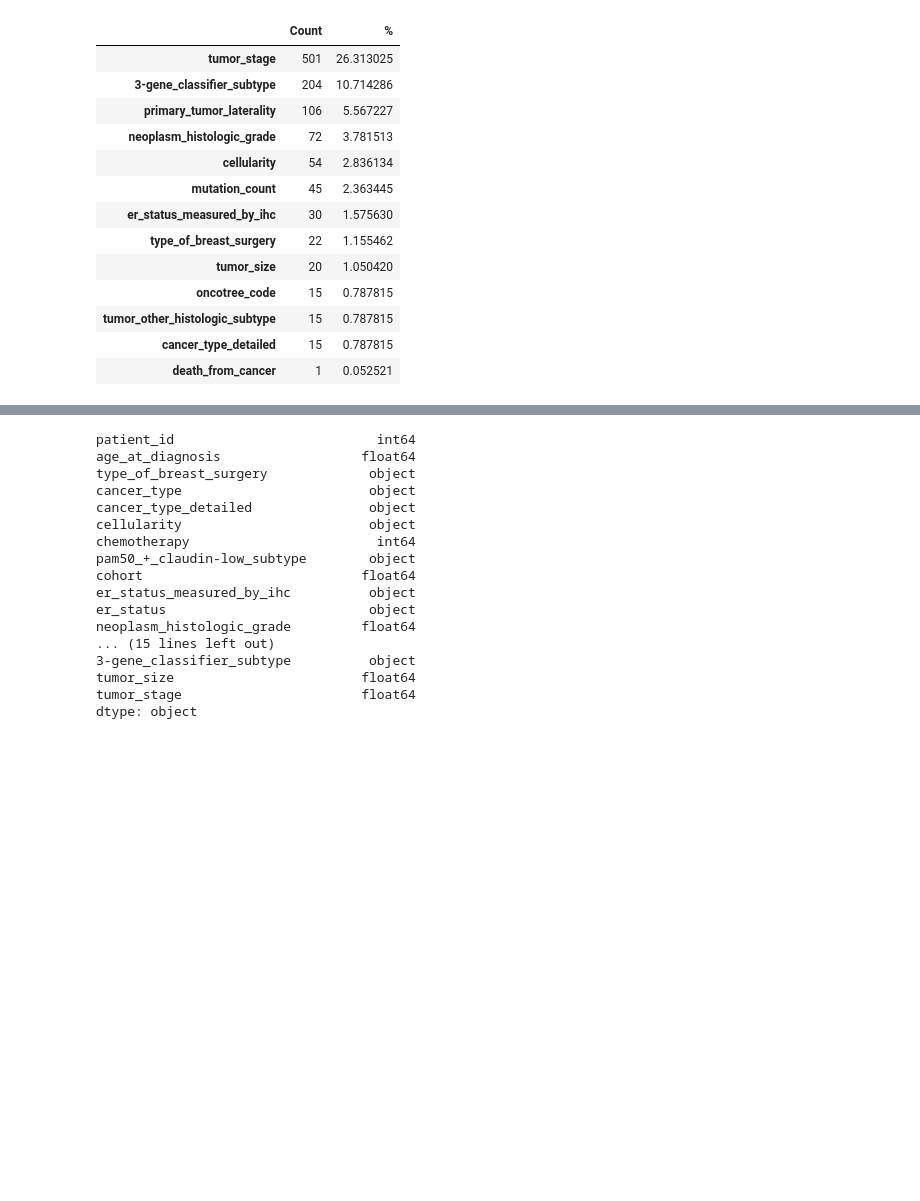
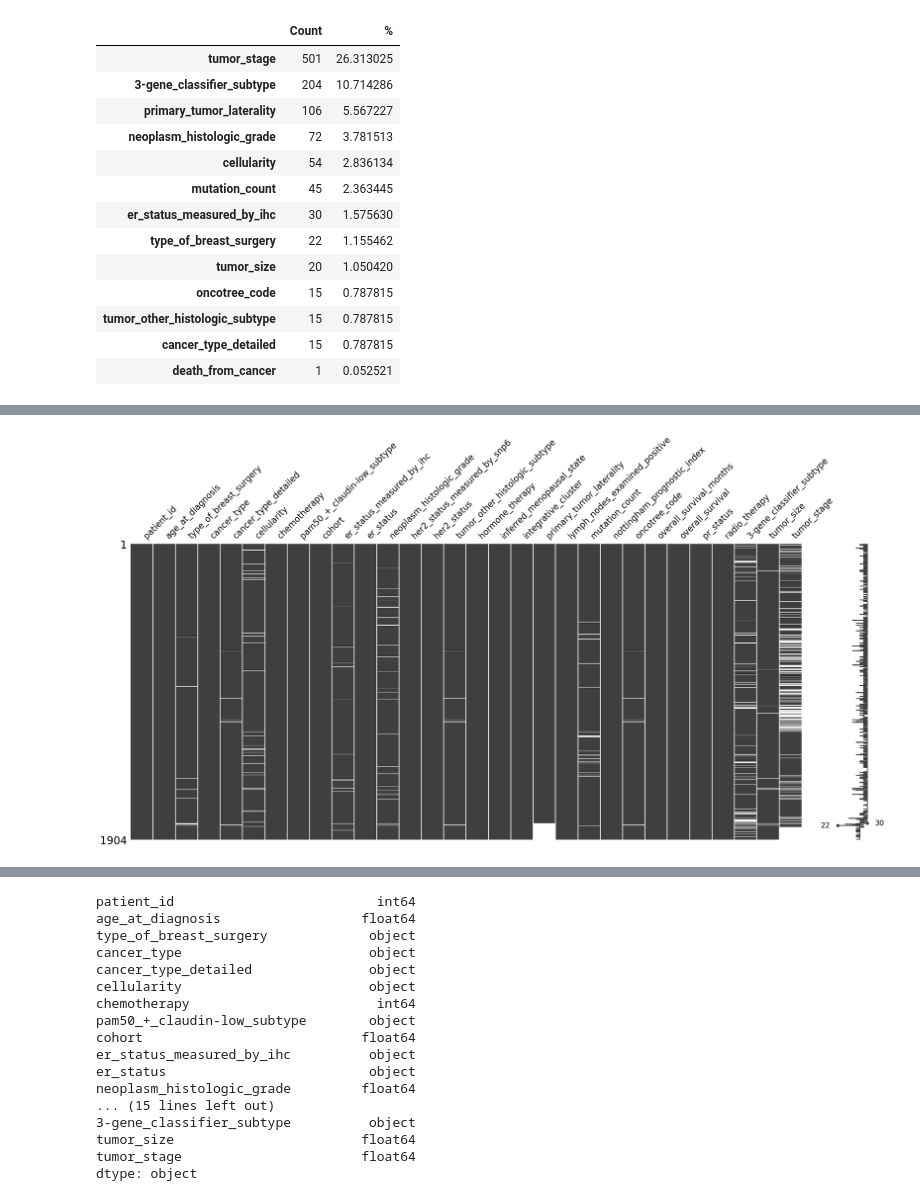
Before and after one commit to aerbsen/Springboard, a Jupyter notebook: Capstone Project 2/capstone2_data_wrangling.ipynb, the cells around one changed output, grey strips where cells are left out. Saved outputs shown, nothing was run; the diff lists cells and outputs as text; code cells hidden in the pictures; blank space fills up the shorter version.

```diff
--- a/Capstone Project 2/capstone2_data_wrangling.ipynb
+++ b/Capstone Project 2/capstone2_data_wrangling.ipynb
@@ -272,0 +330,6 @@ tumor_stage
+# %%
+clinical_data_sorted = clinical_data.sort_values(by = 'primary_tumor_laterality')
+msno.matrix(clinical_data_sorted)
+plt.show()
+# %% [output]
+[figure, added]
```
Also changed, not shown: parts of 43 cells of this notebook.
